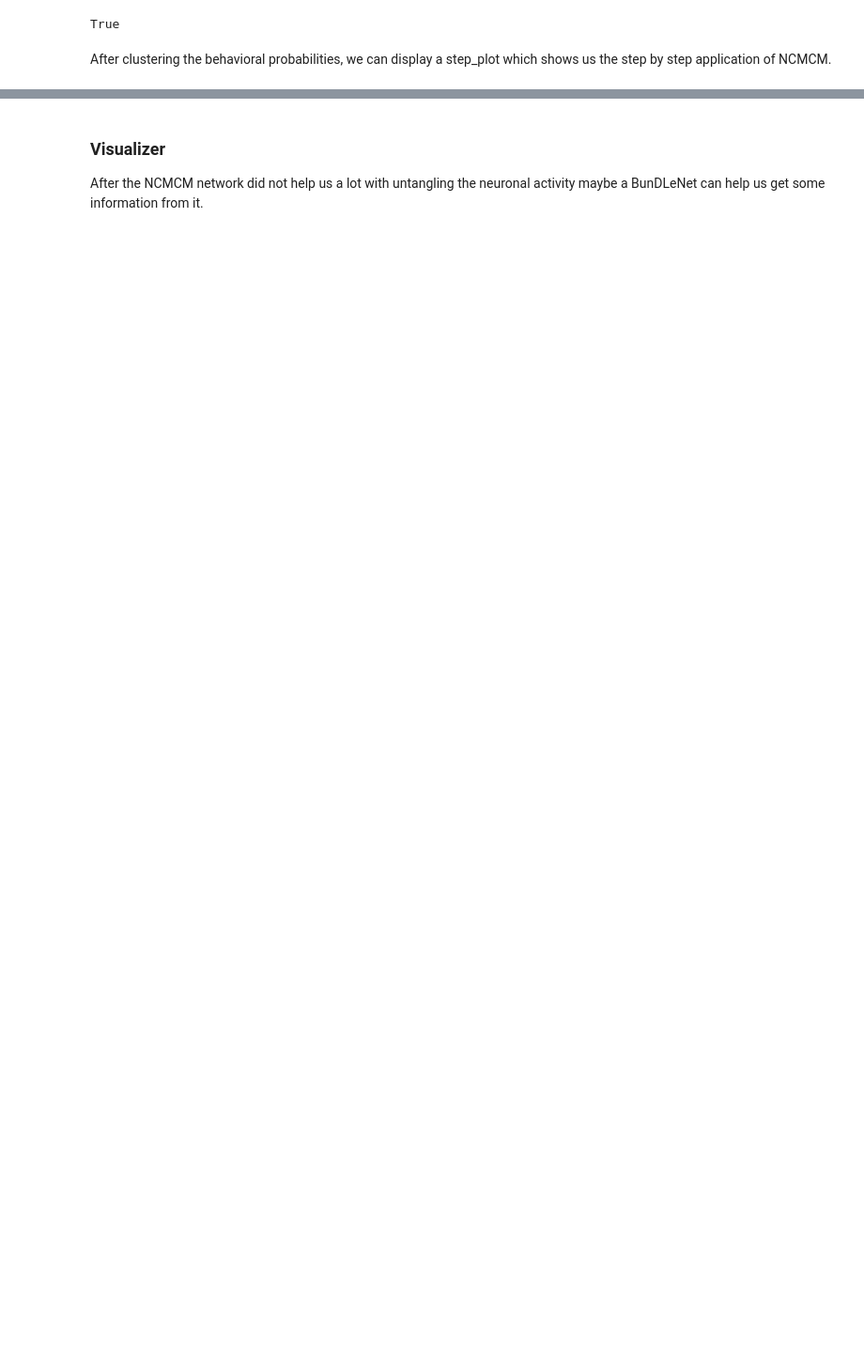
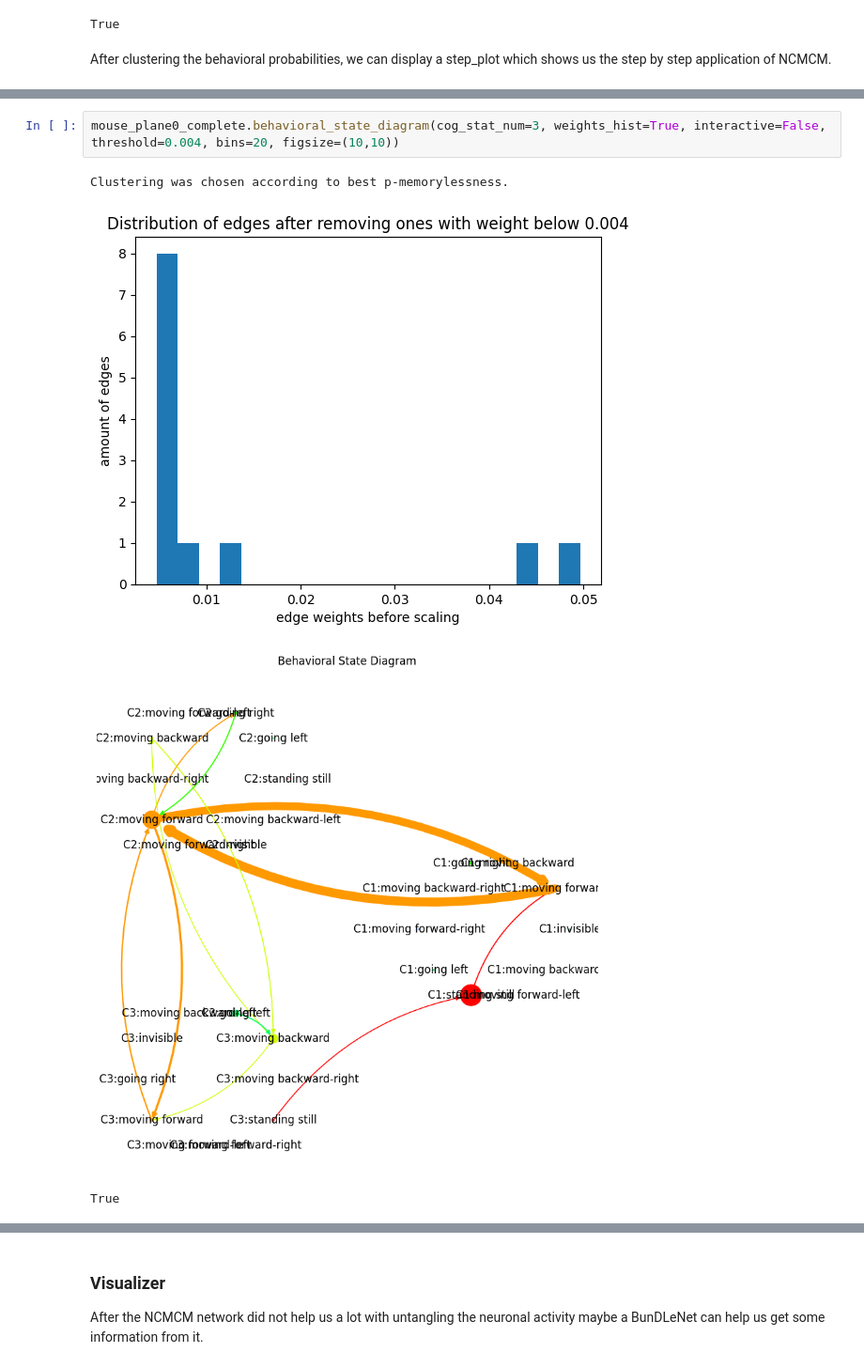
Before and after one commit to DriftKing1998/NC-MCM-Visualizer, a Jupyter notebook: demos/Demo_mouse_dataset.ipynb, the cells around one changed output, grey strips where cells are left out. Shown at 94% size. Saved outputs shown, nothing was run; the diff lists cells and outputs as text; blank space fills up the shorter version.

```diff
--- a/demos/Demo_mouse_dataset.ipynb
+++ b/demos/Demo_mouse_dataset.ipynb
@@ -163,2 +188,9 @@ mouse_plane0_complete.step_plot(clusters=3)
 True
+# %%
+mouse_plane0_complete.behavioral_state_diagram(cog_stat_num=3, weights_hist=True, interactive=False, threshold=0.004, bins=20, figsize=(10,10))
+# %% [output]
+Clustering was chosen according to best p-memorylessness.
+[figure, added]
+[figure, added]
+True
 # %%
```
Also changed, not shown: parts of 9 cells of this notebook, 13 other files.
